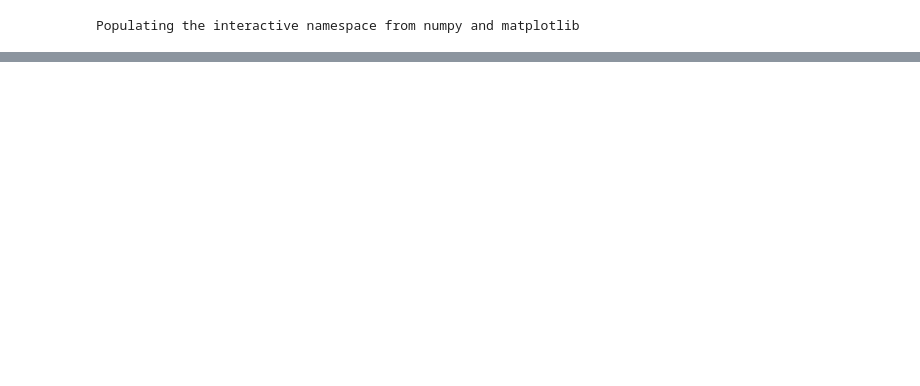
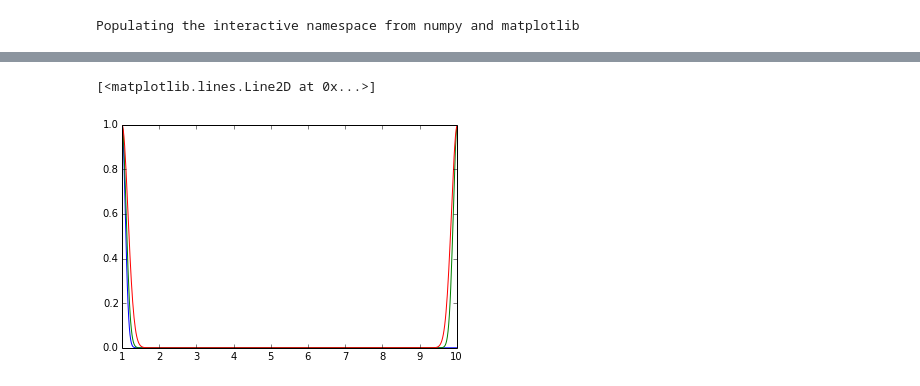
Before and after one commit to cranmer/play, a Jupyter notebook: misc/george_example.ipynb, the cells around one changed output, grey strips where cells are left out. Cells and saved outputs as stored; diff of their text form; code cells hidden in the pictures; blank space fills up the shorter version.

```diff
--- a/misc/george_example.ipynb
+++ b/misc/george_example.ipynb
@@ -37,0 +86,9 @@ plt.errorbar(x,y,marker='o',ls='None', yerr=yerr,c='black')
+# %%
+plt.plot(x,np.roll(k[0],-0))
+plt.plot(x,np.roll(k[100],-100))
+plt.plot(x,np.roll(k[399],-399))
+#plt.semilogy()
+#plt.loglog()
+# %% [output]
+[<matplotlib.lines.Line2D at 0x...>]
+[figure, added]
```
Also changed, not shown: parts of 8 cells of this notebook, 6 other files.
